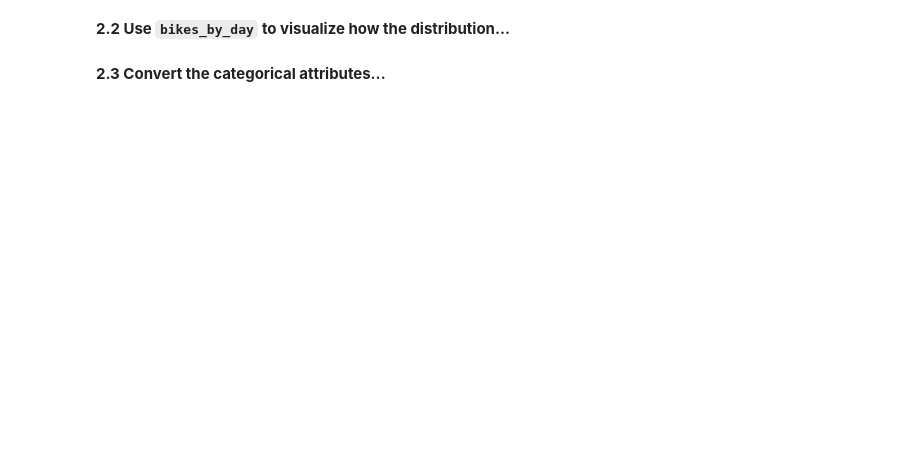
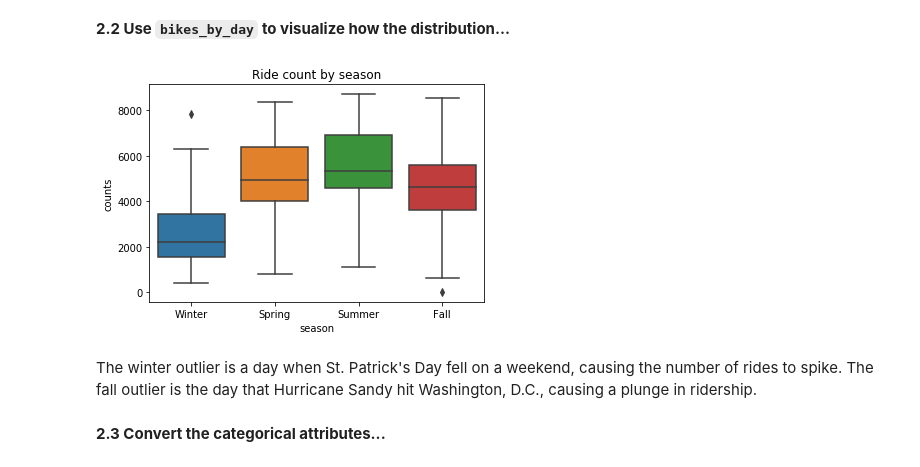
Before and after one commit to katiegrosch/2019-CS109A, a Jupyter notebook: content/homeworks/cs109a_hw3_209/cs109a_hw3.ipynb, the cells around one changed output. Drawn from its saved outputs; the diff is of its cells as text; code cells hidden in the pictures; blank space fills up the shorter version.

```diff
--- a/content/homeworks/cs109a_hw3_209/cs109a_hw3.ipynb
+++ b/content/homeworks/cs109a_hw3_209/cs109a_hw3.ipynb
@@ -196,2 +215,11 @@ Make a plot showing  the _distribution_ of the number of casual and registered r
+# %%
+ax = sns.boxplot(x="season", y="counts", data=bikes_by_day)
+ax.set_xticklabels(['Winter','Spring','Summer','Fall'])
+ax.set_title("Ride count by season")
+plt.show()
+# %% [output]
+[figure, added]
+# %% [markdown]
+The winter outlier is a day when St. Patrick's Day fell on a weekend, causing the number of rides to spike. The fall outlier is the day that Hurricane Sandy hit Washington, D.C., causing a plunge in ridership.
 # %% [markdown]
 **2.3 Convert the categorical attributes...**
```
Also changed, not shown: parts of 8 cells of this notebook.
